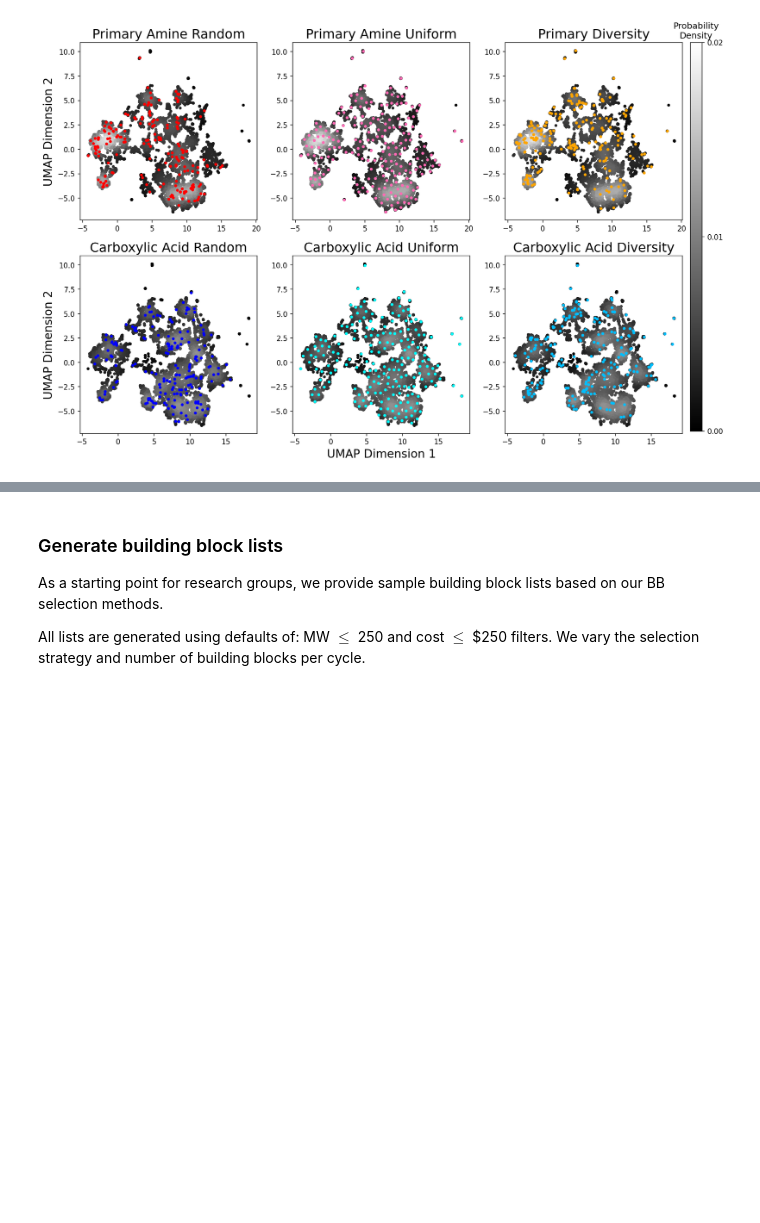
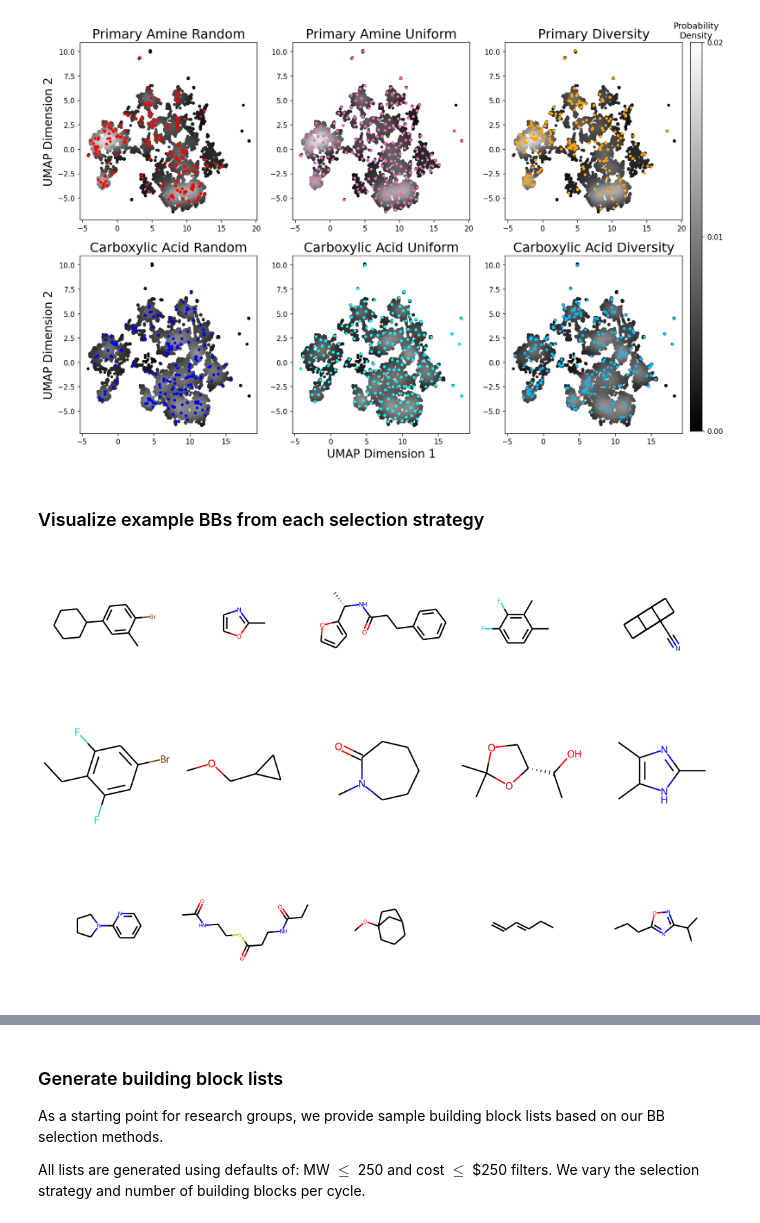
Before and after one commit to MobleyLab/DEL_BB_design, a Jupyter notebook: code/analysis/SI_analysis.ipynb, the cells around one changed output, grey strips where cells are left out. Cells and saved outputs as stored; diff of their text form; code cells hidden in the pictures; blank space fills up the shorter version.

```diff
--- a/code/analysis/SI_analysis.ipynb
+++ b/code/analysis/SI_analysis.ipynb
@@ -549,3 +556,21 @@ fig.savefig('../../figures/SI/BB_selection.png')
 plt.show()
 # %% [output]
 [figure]
+# %% [markdown]
+### Visualize example BBs from each selection strategy
+# %%
+def show_sample(BB_df):
+    mols = [Chem.MolFromSmiles(smi) for smi in BB_df['truncate_SMILES']]
+    display(Chem.Draw.MolsToGridImage(mols, molsPerRow=5, subImgSize=(200,200)))
+# %%
+prand = pamine_rand.iloc[:5]
+punif = pamine_unif.iloc[:5]
+pdiv = pamine_div.iloc[:5]
+# %%
+show_sample(prand)
+show_sample(punif)
+show_sample(pdiv)
+# %% [output]
+[figure, added]
+[figure, added]
+[figure, added]
```
Also changed, not shown: parts of 14 cells of this notebook, 14 other files.
